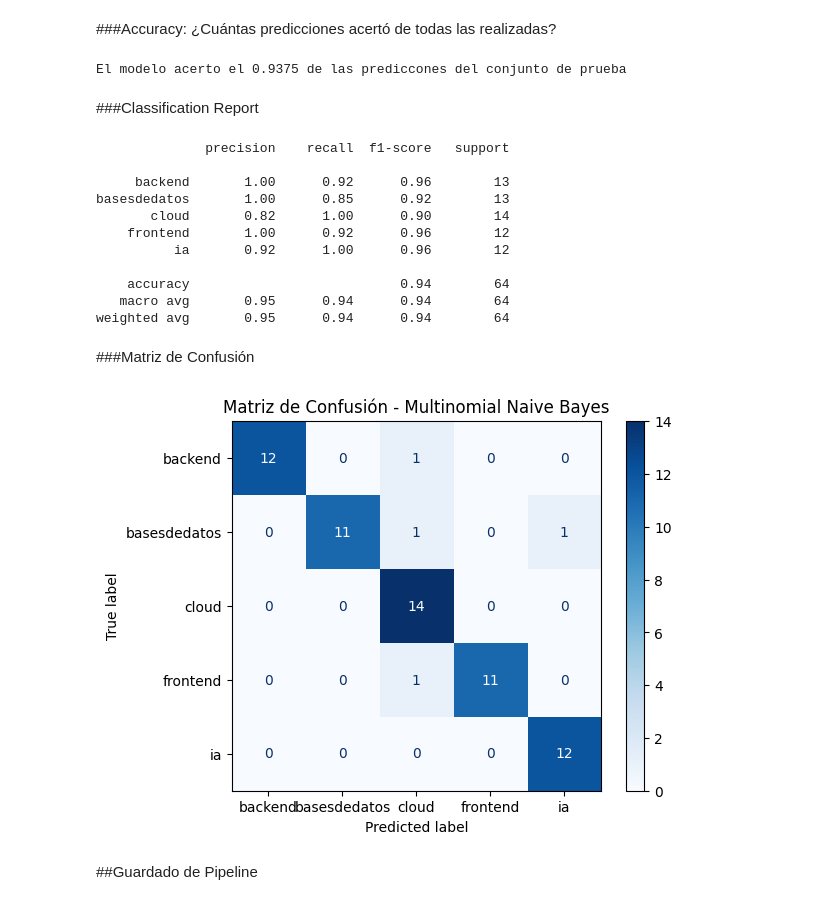
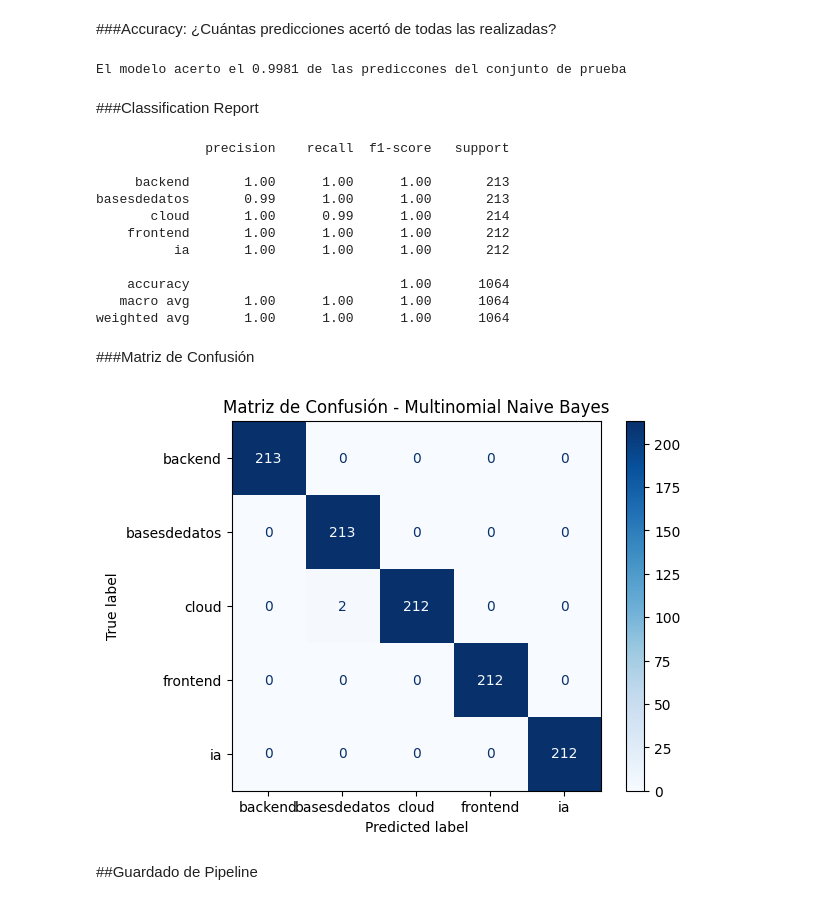
Before and after one commit to No-Country-simulation/G9-LATAM-TEAM-67, a Jupyter notebook: Clasificador_Contenido_Tecnico.ipynb, the cells around one changed output. Saved outputs shown, nothing was run; the diff lists cells and outputs as text; code cells hidden in the pictures.

```diff
--- a/Clasificador_Contenido_Tecnico.ipynb
+++ b/Clasificador_Contenido_Tecnico.ipynb
@@ -23,8 +23,8 @@ from sklearn.svm import LinearSVC
 import json
 
 
-url="https://docs.google.com/spreadsheets/d/1QnduVFuFBuuzbTDigcy7RVGuy4FF2d-l8gKWOhrLbyg/export?format=csv&gid=0"
-#url="https://objectstorage.mx-queretaro-1.oraclecloud.com/p/t19Yz5Ndw4o2nggEJbtJCh24dcNksWToFzAr8v3j_Q5mRnFRCFUD37ZiyK4AZdgf/n/axsuszsnqvkf/b/bucket-hackathon/o/base_de_datosBase%20-%20Hoja%201.csv"
+#url="https://docs.google.com/spreadsheets/d/1QnduVFuFBuuzbTDigcy7RVGuy4FF2d-l8gKWOhrLbyg/export?format=csv&gid=0"
+url="https://objectstorage.mx-queretaro-1.oraclecloud.com/p/HQrPnp3oSTEh0FRLJ-1VCupF5j5RfBc68ts_FOVqZobob6-_e7_y5fzT2cnF1BfE/n/axsuszsnqvkf/b/bucket-hackathon/o/Base_datos%20_inicial.csv"
 
 df = pd.read_csv(url)
 # %% [output]
@@ -120,7 +120,7 @@ print(df["categoria"].unique())
 # %%
 df["categoria"] = df["categoria"].replace({
-    "Fronted":"Frontend",
-    "Bases de datos":"BasesDeDatos"
+    "Fronted":"frontend","Frontend":"frontend",
+    "Bases de datos":"basesdedatos", "BasesDeDatos":"basesdedatos","Backend":"backend", "IA":"ia", "Cloud":"cloud"
 })
 # %%
 print(df["categoria"].unique())
@@ -400,5 +408,5 @@ comparacion
 # %%
 #Entrenamiento
 #pipeline_SVC.fit(x_train, y_train)
-pipeline_NB.fit(x_train, y_train)
+pipeline_LR.fit(x_train, y_train)
 # %% [output]
@@ -406,4 +415,3 @@ Pipeline(steps=[('tfidf', TfidfVectorizer()), ('modelo', MultinomialNB())])
 # %%
 #Predicción
-#pred_SVC = pipeline_SVC.predict(x_test)
-pred_NB = pipeline_NB.predict(x_test)
+pred_LR = pipeline_LR.predict(x_test)
@@ -413,45 +468,46 @@ pred_NB = pipeline_NB.predict(x_test)
 ###Accuracy: ¿Cuántas predicciones acertó de todas las realizadas?
 # %%
 from sklearn.metrics import accuracy_score
-accuracy =  accuracy_score(y_test, pred_NB)
+accuracy =  accuracy_score(y_test, pred_LR)
+
 print(f"El modelo acerto el {accuracy:.4f} de las prediccones del conjunto de prueba")
 # %% [output]
-El modelo acerto el 0.9375 de las prediccones del conjunto de prueba
+El modelo acerto el 0.9981 de las prediccones del conjunto de prueba
 # %% [markdown]
 ###Classification Report
 # %%
 from sklearn.metrics import classification_report
 
-print(classification_report(y_test, pred_NB))
+print(classification_report(y_test, pred_LR))
 # %% [output]
               precision    recall  f1-score   support
 
-     backend       1.00      0.92      0.96        13
-basesdedatos       1.00      0.85      0.92        13
-       cloud       0.82      1.00      0.90        14
-    frontend       1.00      0.92      0.96        12
-          ia       0.92      1.00      0.96        12
+     backend       1.00      1.00      1.00       213
+basesdedatos       0.99      1.00      1.00       213
+       cloud       1.00      0.99      1.00       214
+    frontend       1.00      1.00      1.00       212
+          ia       1.00      1.00      1.00       212
 
-    accuracy                           0.94        64
-   macro avg       0.95      0.94      0.94        64
-weighted avg       0.95      0.94      0.94        64
+    accuracy                           1.00      1064
+   macro avg       1.00      1.00      1.00      1064
+weighted avg       1.00      1.00      1.00      1064
 # %% [markdown]
 ###Matriz de Confusión
 # %%
 import matplotlib.pyplot as plt
 from sklearn.metrics import ConfusionMatrixDisplay
 
 ConfusionMatrixDisplay.from_predictions(
     y_test,
-    pred_NB,
+    pred_LR,
     cmap="Blues"
 )
 
 plt.title("Matriz de Confusión - Multinomial Naive Bayes")
 
 plt.show()
 # %% [output]
-[figure, old version]
+[figure, new version]
 # %% [markdown]
 ##Guardado de Pipeline
 # %%
```
Also changed, not shown: parts of 29 cells of this notebook.
